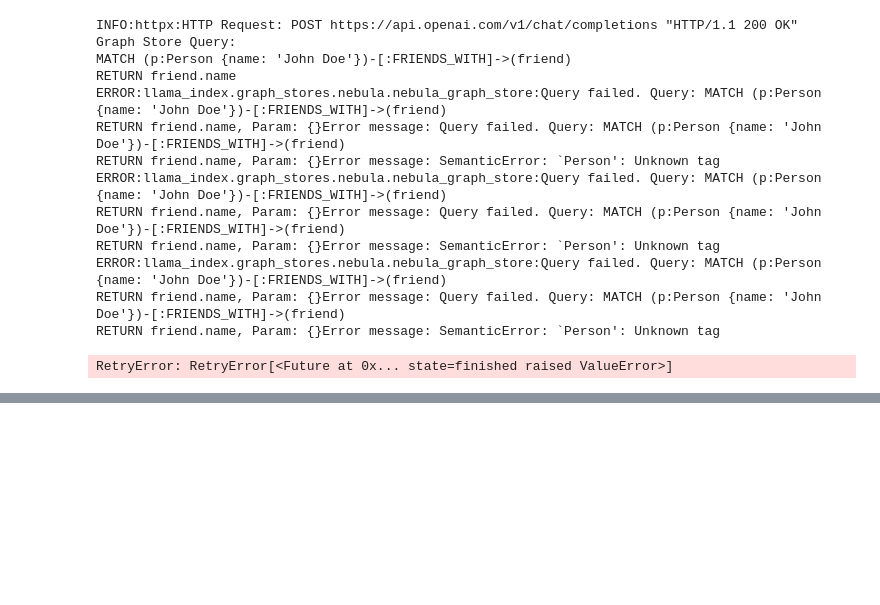
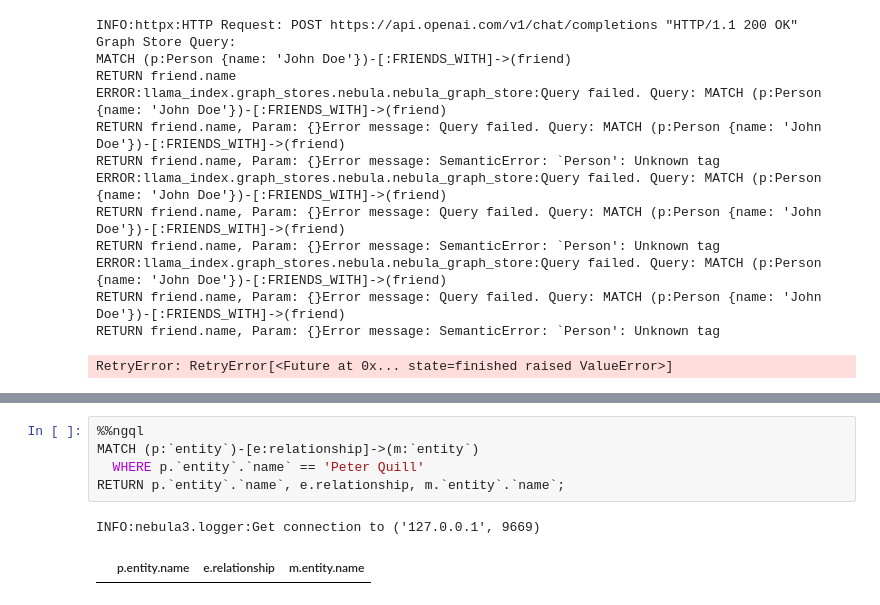
Before and after one commit to ts-info-hub/survey-knowledge-graph, a Jupyter notebook: src/example/sample_code.ipynb, the cells around one changed output, grey strips where cells are left out. Saved outputs shown, nothing was run; the diff lists cells and outputs as text; blank space fills up the shorter version.

```diff
--- a/src/example/sample_code.ipynb
+++ b/src/example/sample_code.ipynb
@@ -261,0 +286,8 @@ RetryError: RetryError[<Future at 0x... state=finished raised ValueError>]
+# %%
+%%ngql
+MATCH (p:`entity`)-[e:relationship]->(m:`entity`)
+  WHERE p.`entity`.`name` == 'Peter Quill'
+RETURN p.`entity`.`name`, e.relationship, m.`entity`.`name`;
+# %% [output]
+INFO:nebula3.logger:Get connection to ('127.0.0.1', 9669)
+|  | p.entity.name | e.relationship | m.entity.name |
```
Also changed, not shown: parts of 4 cells of this notebook.
